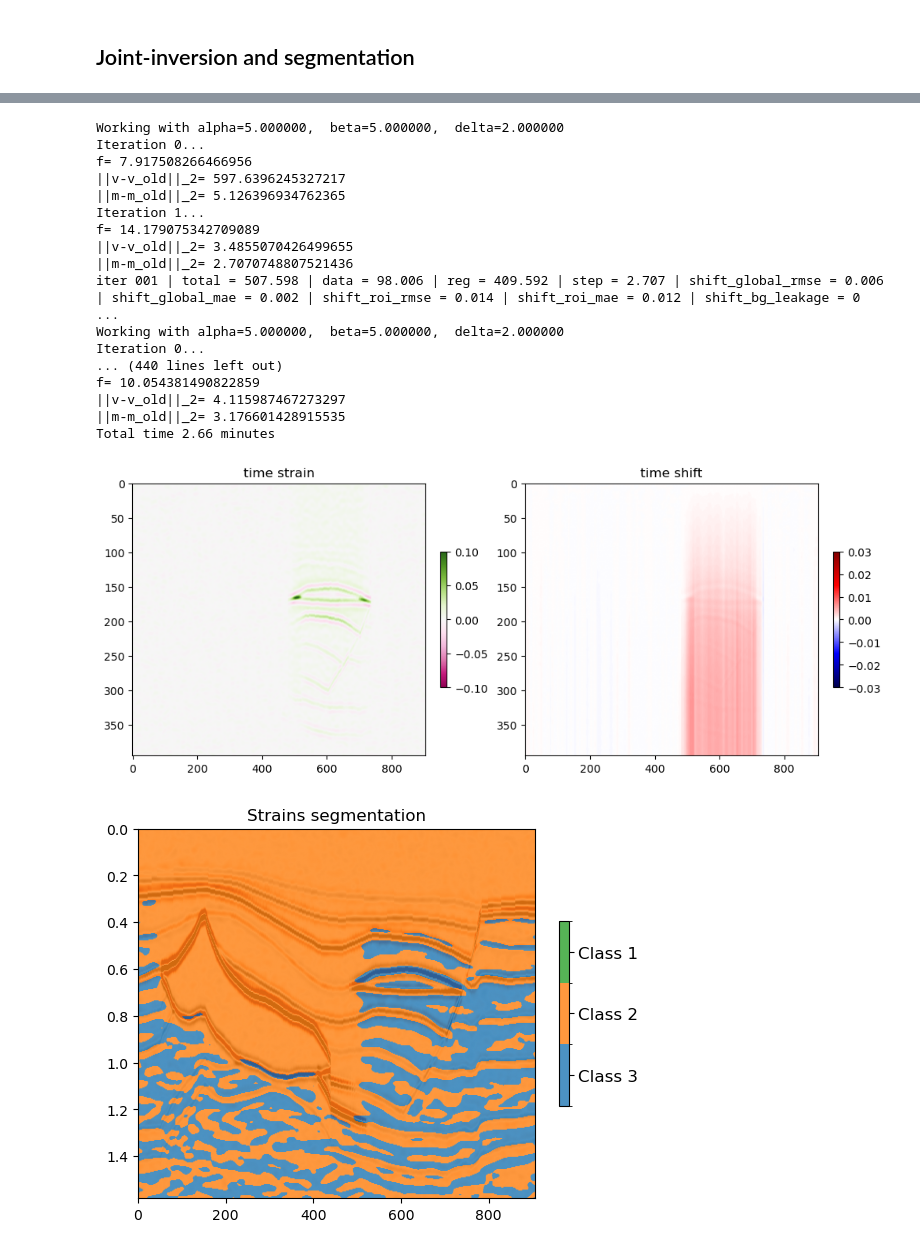
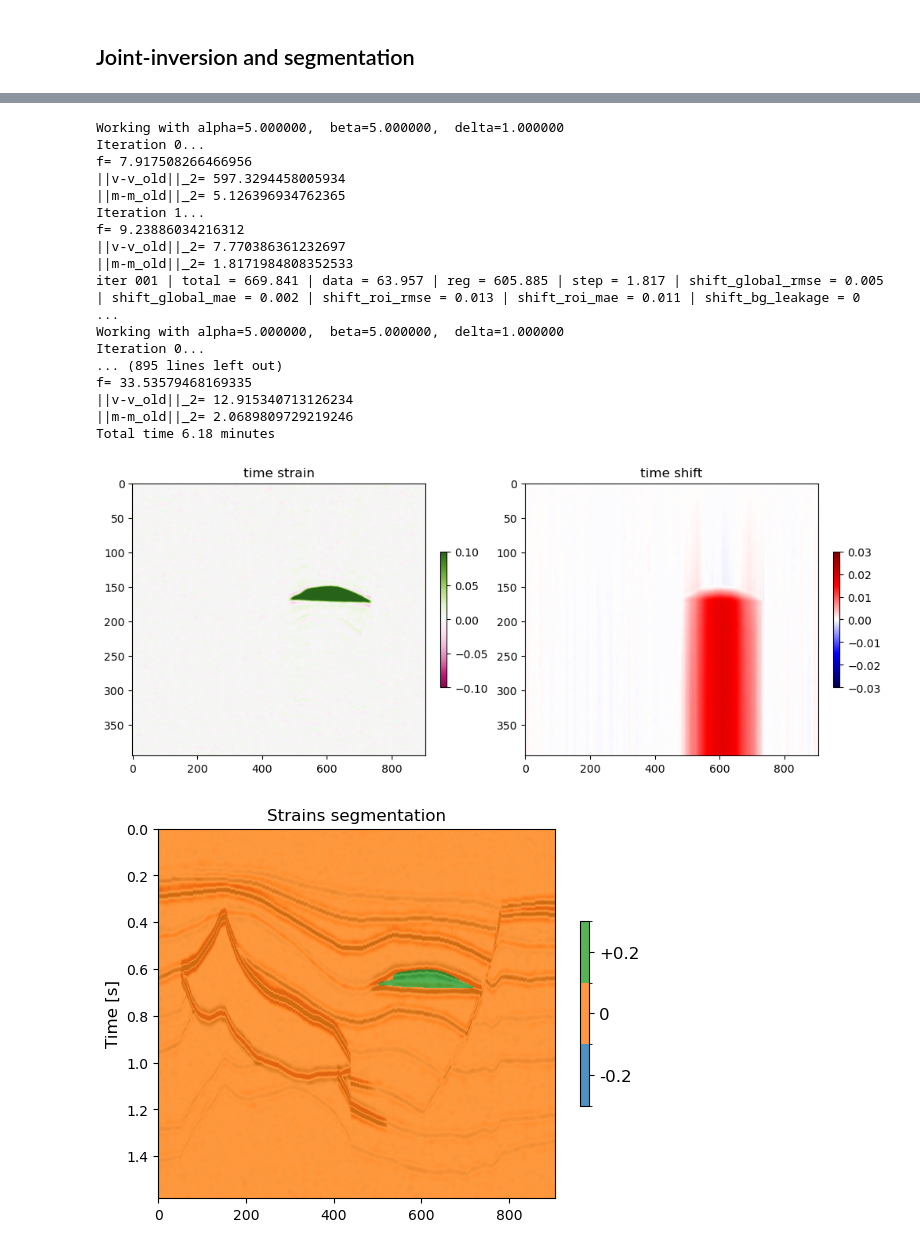
Before and after one commit to DIG-Kaust/strainprox, a Jupyter notebook: notebooks/hess/strain_inversion_cp.ipynb, the cells around one changed output, grey strips where cells are left out. Saved outputs shown, nothing was run; the diff lists cells and outputs as text; code cells hidden in the pictures.

```diff
--- a/notebooks/hess/strain_inversion_cp.ipynb
+++ b/notebooks/hess/strain_inversion_cp.ipynb
@@ -201,13 +198,13 @@ gt_strain = utrue.reshape(dims)
 
 # Step size parameters
 L_approx = 8.
-mu = 0.5
+mu = 1.0
 tau = 0.99 / (mu * L_approx)
 
 
 metric_keys = ['global_mae', 'global_rmse', 'roi_mae', 'roi_rmse', 'bg_leakage', 'dice']
 history = {k: [] for k in [
-    'loss_total', 'loss_data', 'loss_reg',
+    'loss_total', 'loss_data', 'loss_reg', 'iter_time', 'cum_time',
     *[f'shift_{k}' for k in metric_keys],
     *[f'strain_{k}' for k in metric_keys],
 ]}
@@ -215,6 +212,7 @@ history = {k: [] for k in [
 # Run the inversion
 start_time = time.perf_counter()
 for i in range(outeriter):
+    iter_start = time.perf_counter()
     # Calculate data residual
     d = d1.ravel() - d2i.ravel() - (G*ui)
 
@@ -252,6 +250,11 @@ for i in range(outeriter):
     d2i = apply_time_shift_cupy(d=d2, time_shift=C*ui, t=t, dims=dims)
 
     # -------- Evaluate nonlinear objective after update and metrics -----------
+    iter_elapsed = time.perf_counter() - iter_start
+    cum_elapsed = time.perf_counter() - start_time
+    history['iter_time'].append(iter_elapsed)
+    history['cum_time'].append(cum_elapsed)
+
     data_term = float(cp.linalg.norm(d - Op * du) ** 2)
     reg_term = float(l1(Dop * ui))
     history['loss_data'].append(data_term)
@@ -324,9 +322,9 @@ plt.plot(cp.asnumpy(utrue[:,600]))
 # %%
-outeriter = 50
+outeriter = 100
 l2niter = 25
 
 beta = 5.0
-delta = 2.0
+delta = 1.0
 alpha = 5.0
 niter = 2
 pdniter = 10
@@ -353,13 +351,14 @@ tau = 0.99 / (mu * L_approx)
 
 metric_keys = ['global_mae', 'global_rmse', 'roi_mae', 'roi_rmse', 'bg_leakage', 'dice']
 history = {k: [] for k in [
-    'loss_total', 'loss_data', 'loss_reg',
+    'loss_total', 'loss_data', 'loss_reg', 'iter_time', 'cum_time',
     *[f'shift_{k}' for k in metric_keys],
     *[f'strain_{k}' for k in metric_keys],
 ]}
 
 start_time = time.perf_counter()
 for i in range(outeriter):
+    iter_start = time.perf_counter()
     d = d1.ravel() - d2i.ravel() - (G * ui)
 
     J = Diagonal(D * d2i, dtype='float32')
@@ -390,6 +389,12 @@ for i in range(outeriter):
     d2i = apply_time_shift_cupy(d=d2, time_shift=C * ui, t=t, dims=dims)
 
     # -------- Evaluate nonlinear objective after update and metrics -----------
+    iter_elapsed = time.perf_counter() - iter_start
+    cum_elapsed = time.perf_counter() - start_time
+    history['iter_time'].append(iter_elapsed)
+    history['cum_time'].append(cum_elapsed)
+
+
     data_term = float(cp.linalg.norm(d - Op * du) ** 2)
     reg_term = float(l1(Dop * ui))
     history['loss_data'].append(data_term)
@@ -426,44 +431,45 @@ d2i_np = cp.asnumpy(d2i)
 
 strain_shift(strain=pred_strain_np, shift=pred_shift_np)
 
-np.savez(
-    '../results/hess/time_strain_jis.npz',
-    shift=pred_shift,
-    strain=pred_strain,
-    d2s=d2i,
-    **{k: np.array(v) for k, v in history.items()},
-)
+# np.savez(
+#     '../results/hess/time_strain_jis.npz',
+#     shift=pred_shift,
+#     strain=pred_strain,
+#     d2s=d2i,
+#     **{k: np.array(v) for k, v in history.items()},
+# )
 # %% [output]
-Working with alpha=5.000000,  beta=5.000000,  delta=2.000000
+Working with alpha=5.000000,  beta=5.000000,  delta=1.000000
 Iteration 0...
 f= 7.917508266466956
-||v-v_old||_2= 597.6396245327217
+||v-v_old||_2= 597.3294458005934
 ||m-m_old||_2= 5.126396934762365
 Iteration 1...
-f= 14.179075342709089
-||v-v_old||_2= 3.4855070426499655
-||m-m_old||_2= 2.7070748807521436
-iter 001 | total = 507.598 | data = 98.006 | reg = 409.592 | step = 2.707 | shift_global_rmse = 0.006 | shift_global_mae = 0.002 | shift_roi_rmse = 0.014 | shift_roi_mae = 0.012 | shift_bg_leakage = 0 ...
-Working with alpha=5.000000,  beta=5.000000,  delta=2.000000
+f= 9.23886034216312
+||v-v_old||_2= 7.770386361232697
+||m-m_old||_2= 1.8171984808352533
+iter 001 | total = 669.841 | data = 63.957 | reg = 605.885 | step = 1.817 | shift_global_rmse = 0.005 | shift_global_mae = 0.002 | shift_roi_rmse = 0.013 | shift_roi_mae = 0.011 | shift_bg_leakage = 0 ...
+Working with alpha=5.000000,  beta=5.000000,  delta=1.000000
 Iteration 0...
-... (440 lines left out)
-f= 10.054381490822859
-||v-v_old||_2= 4.115987467273297
-||m-m_old||_2= 3.176601428915535
-Total time 2.66 minutes
+... (895 lines left out)
+f= 33.53579468169335
+||v-v_old||_2= 12.915340713126234
+||m-m_old||_2= 2.0689809729219246
+Total time 6.18 minutes
-[figure, old version]
+[figure, new version]
 # %%
 class_colors = ['#1f77b4', '#ff7f0e', '#2ca02c']  # Blue, Orange, Green
 cmap = ListedColormap(class_colors)
 bounds = [-1.5, -0.5, 0.5, 1.5]  # Boundaries for classes (-1, 0, 1)
 norm = BoundaryNorm(bounds, len(class_colors))
 # plt.figure(figsize=(8, 8))
 plt.imshow(cp.asnumpy(d2), cmap='RdGy',vmin=-0.1, vmax=0.1, extent=(0, dims[1], dims[0]*dt, 0))
+plt.ylabel('Time [s]', fontsize=12)
 im = plt.imshow(cp.asnumpy(vcl).reshape(dims)-1, cmap=cmap, norm=norm, extent=(0, dims[1], dims[0]*dt, 0), alpha=0.8)
 cbar = plt.colorbar(im, boundaries=bounds, ticks=[-1, 0, 1], shrink=0.5)
-cbar.ax.set_yticklabels(['Class 3', 'Class 2', 'Class 1'], fontsize=12)
+cbar.ax.set_yticklabels(['-0.2', '0', '+0.2'], fontsize=12)
 plt.title('Strains segmentation')
 plt.axis('tight')
 plt.show()
 # %% [output]
-[figure, old version]
+[figure, new version]
```
Also changed, not shown: parts of 5 cells of this notebook, 4 other files.
